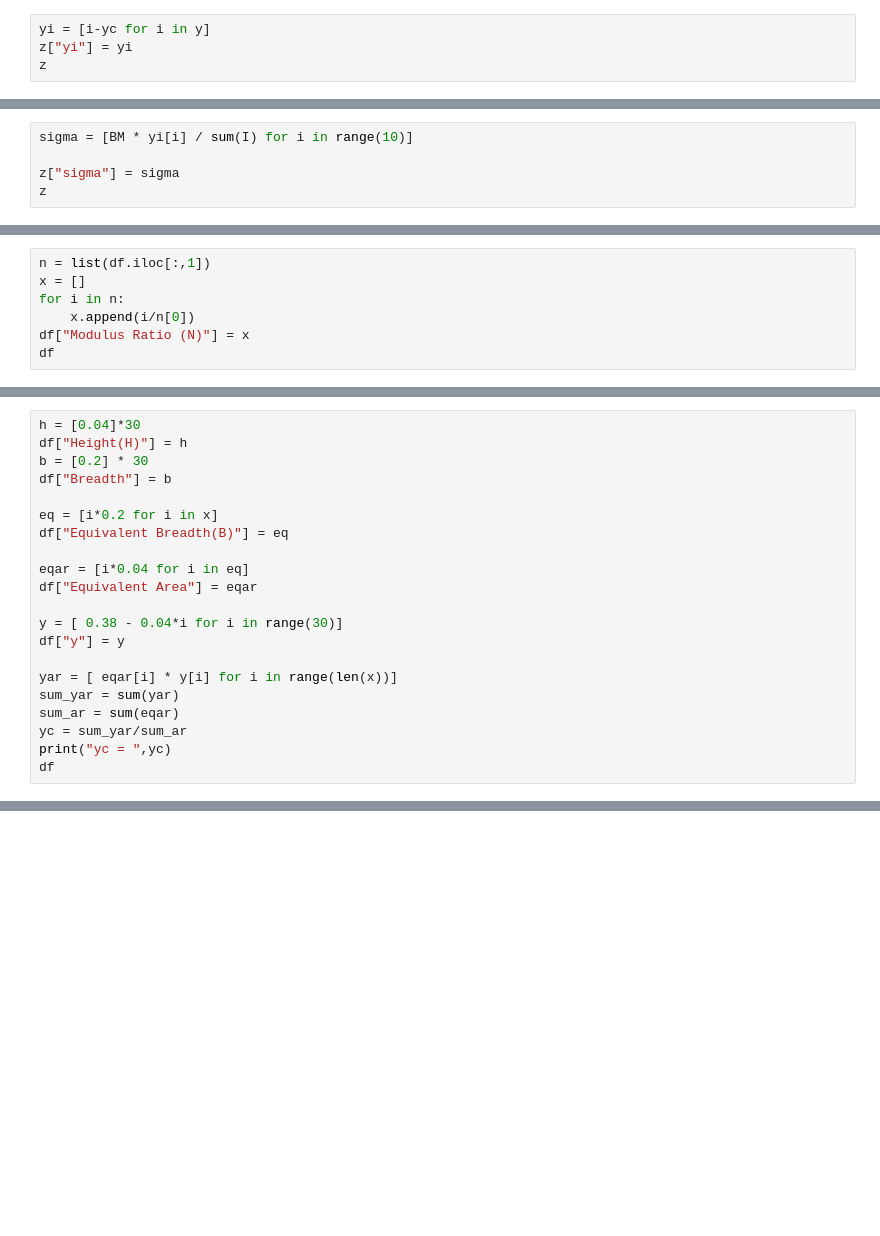
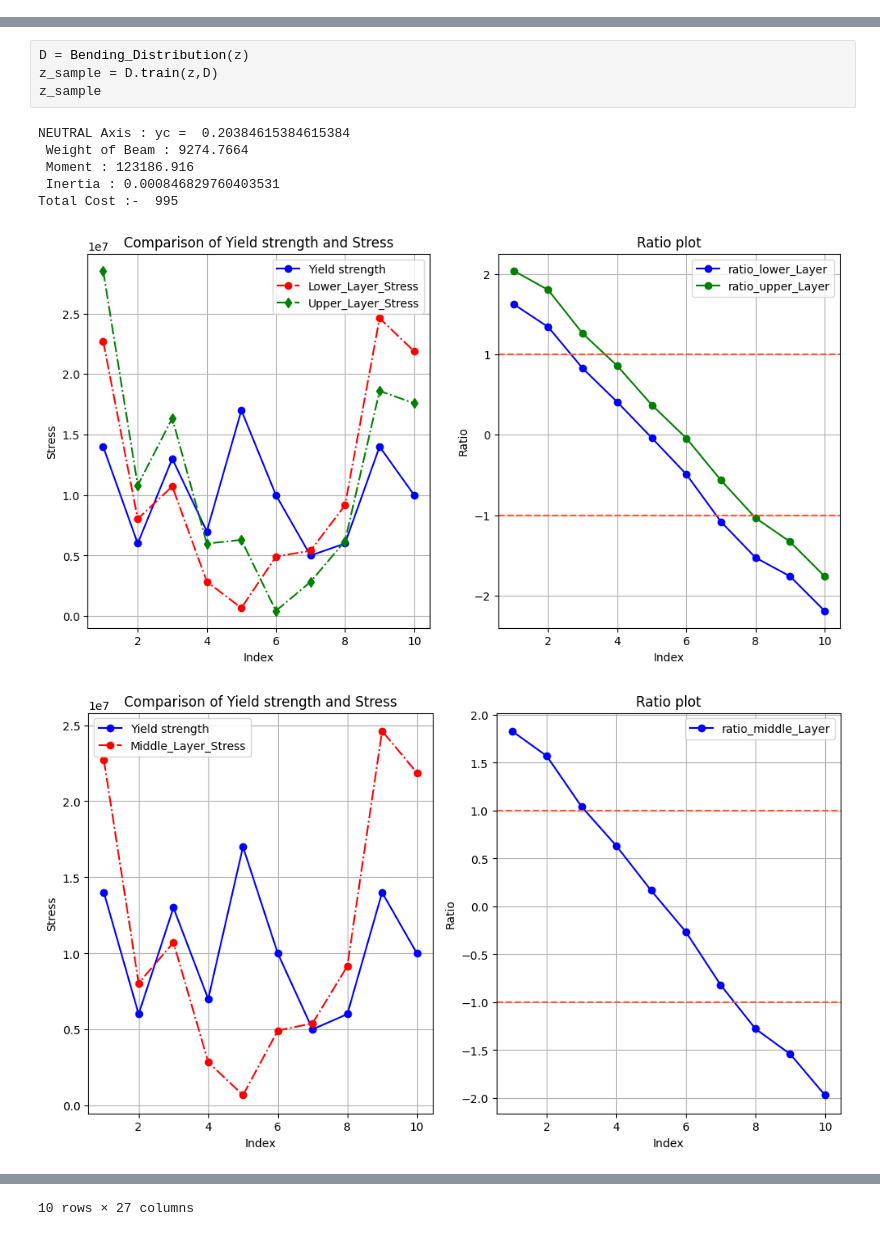
Before and after one commit to jason-dan-iel/Mechanics-of-Solids-Course-Project, a Jupyter notebook: main.ipynb, the cells around one changed output, grey strips where cells are left out. Drawn from its saved outputs; the diff is of its cells as text; blank space fills up the shorter version.

```diff
--- a/main.ipynb
+++ b/main.ipynb
@@ -76,4 +58,0 @@ yc =  0.20102362204724405
-# %%
-yi = [i-yc for i in y]
-z["yi"] = yi
-z
@@ -137,5 +58,0 @@ z
-# %%
-sigma = [BM * yi[i] / sum(I) for i in range(10)]
-
-z["sigma"] = sigma
-z
@@ -207,7 +58,0 @@ df
-# %%
-n = list(df.iloc[:,1])
-x = []
-for i in n:
-    x.append(i/n[0])
-df["Modulus Ratio (N)"] = x
-df
@@ -232,21 +58,0 @@ df
-# %%
-h = [0.04]*30
-df["Height(H)"] = h
-b = [0.2] * 30
-df["Breadth"] = b
-
-eq = [i*0.2 for i in x]
-df["Equivalent Breadth(B)"] = eq
-
-eqar = [i*0.04 for i in eq]
-df["Equivalent Area"] = eqar
-
-y = [ 0.38 - 0.04*i for i in range(30)]
-df["y"] = y
-
-yar = [ eqar[i] * y[i] for i in range(len(x))]
-sum_yar = sum(yar)
-sum_ar = sum(eqar)
-yc = sum_yar/sum_ar
-print("yc = ",yc)
-df
@@ -271,0 +248,12 @@ yc =  -0.30702380952380953
+# %%
+D = Bending_Distribution(z)
+z_sample = D.train(z,D)
+z_sample
+# %% [output]
+NEUTRAL Axis : yc =  0.20384615384615384
+ Weight of Beam : 9274.7664
+ Moment : 123186.916
+ Inertia : 0.000846829760403531
+Total Cost :-  995
+[figure, added]
+[figure, added]
@@ -271,0 +271 @@ yc =  -0.30702380952380953
+10 rows × 27 columns
```
Also changed, not shown: parts of 28 cells of this notebook, 1 other file.
